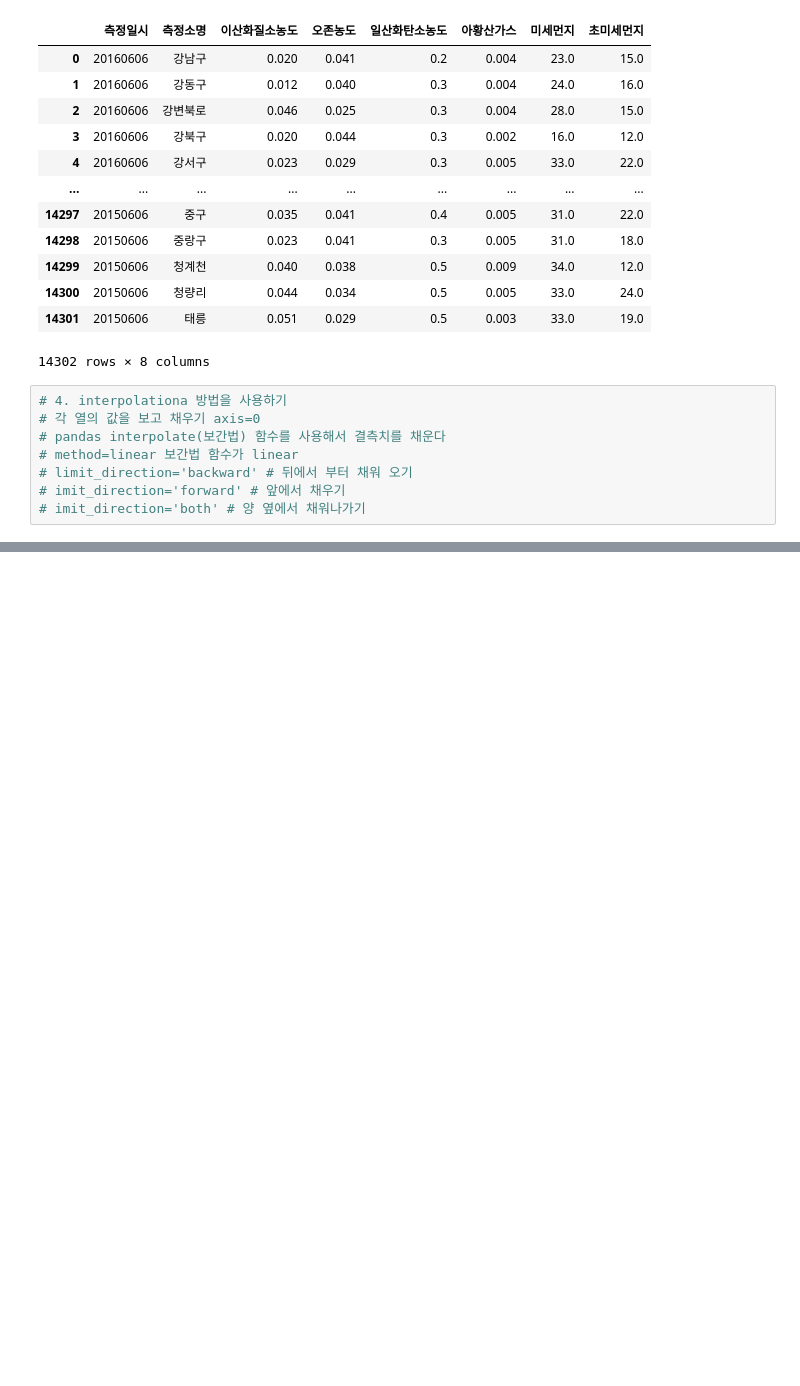
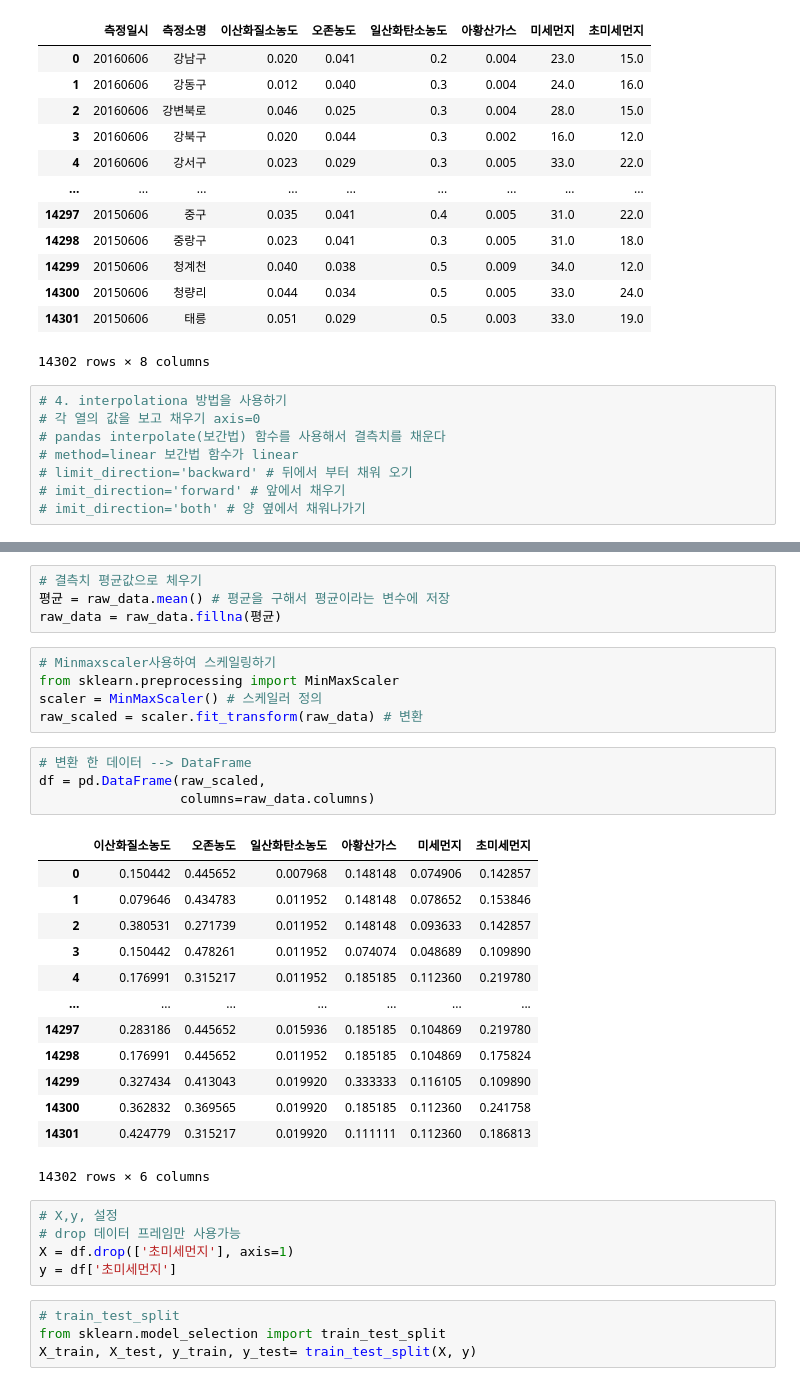
Before and after one commit to hoesungryu/blockchain-devML-course, a Jupyter notebook: code/Day04/Day04_03_Preprocessing_fillna.ipynb, the cells around one changed output, grey strips where cells are left out. Drawn from its saved outputs; the diff is of its cells as text; blank space fills up the shorter version.

```diff
--- a/code/Day04/Day04_03_Preprocessing_fillna.ipynb
+++ b/code/Day04/Day04_03_Preprocessing_fillna.ipynb
@@ -137,0 +173,36 @@ model_elastic = ElasticNet()
+# %%
+# 결측치 평균값으로 체우기
+평균 = raw_data.mean() # 평균을 구해서 평균이라는 변수에 저장
+raw_data = raw_data.fillna(평균)
+# %%
+# Minmaxscaler사용하여 스케일링하기
+from sklearn.preprocessing import MinMaxScaler
+scaler = MinMaxScaler() # 스케일러 정의
+raw_scaled = scaler.fit_transform(raw_data) # 변환
+# %%
+# 변환 한 데이터 --> DataFrame
+df = pd.DataFrame(raw_scaled,
+                  columns=raw_data.columns)
+# %% [output]
+|  | 이산화질소농도 | 오존농도 | 일산화탄소농도 | 아황산가스 | 미세먼지 | 초미세먼지 |
+| 0 | 0.150442 | 0.445652 | 0.007968 | 0.148148 | 0.074906 | 0.142857 |
+| 1 | 0.079646 | 0.434783 | 0.011952 | 0.148148 | 0.078652 | 0.153846 |
+| 2 | 0.380531 | 0.271739 | 0.011952 | 0.148148 | 0.093633 | 0.142857 |
+| 3 | 0.150442 | 0.478261 | 0.011952 | 0.074074 | 0.048689 | 0.109890 |
+| 4 | 0.176991 | 0.315217 | 0.011952 | 0.185185 | 0.112360 | 0.219780 |
+| ... | ... | ... | ... | ... | ... | ... |
+| 14297 | 0.283186 | 0.445652 | 0.015936 | 0.185185 | 0.104869 | 0.219780 |
+| 14298 | 0.176991 | 0.445652 | 0.011952 | 0.185185 | 0.104869 | 0.175824 |
+| 14299 | 0.327434 | 0.413043 | 0.019920 | 0.333333 | 0.116105 | 0.109890 |
+| 14300 | 0.362832 | 0.369565 | 0.019920 | 0.185185 | 0.112360 | 0.241758 |
+| 14301 | 0.424779 | 0.315217 | 0.019920 | 0.111111 | 0.112360 | 0.186813 |
+14302 rows × 6 columns
+# %%
+# X,y, 설정
+# drop 데이터 프레임만 사용가능
+X = df.drop(['초미세먼지'], axis=1)
+y = df['초미세먼지']
+# %%
+# train_test_split
+from sklearn.model_selection import train_test_split
+X_train, X_test, y_train, y_test= train_test_split(X, y)
```
Also changed, not shown: parts of 18 cells of this notebook, 18 other files.
